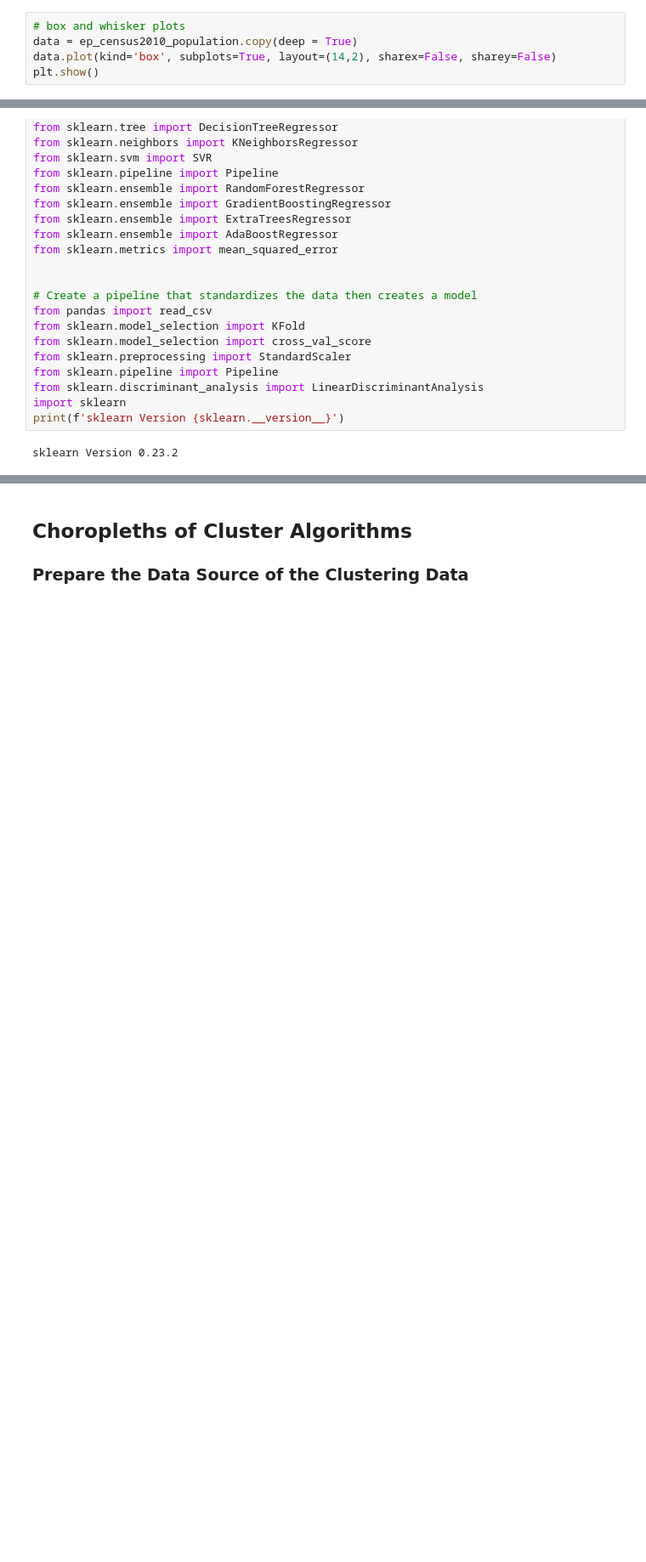
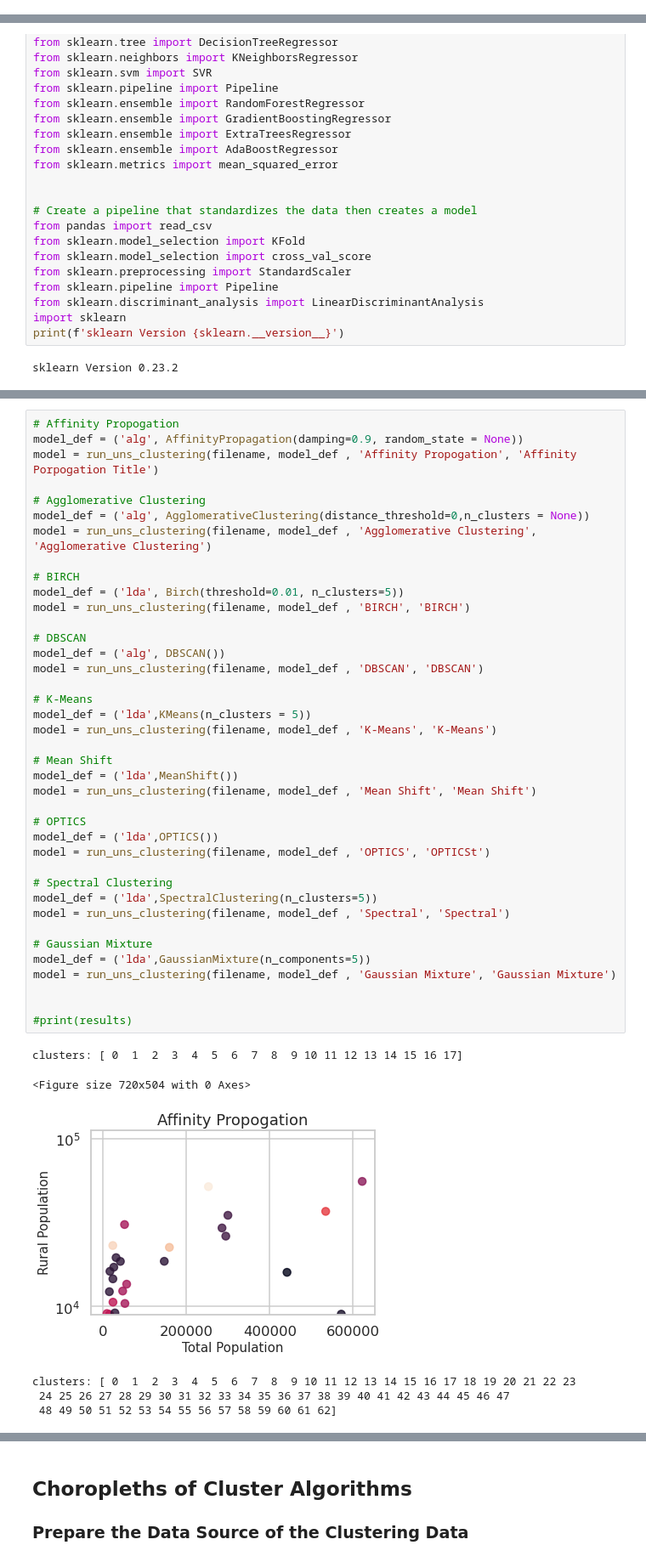
Before and after one commit to reed54/MSDS696, a Jupyter notebook: notebooks/4.0.0.Model_County_Votes_Behavior_and_Demographic.ipynb, the cells around one changed output, grey strips where cells are left out. Shown at 85% size. Drawn from its saved outputs; the diff is of its cells as text; blank space fills up the shorter version.

Commit message:
Added model 4.0.0

```diff
--- a/notebooks/4.0.0.Model_County_Votes_Behavior_and_Demographic.ipynb
+++ b/notebooks/4.0.0.Model_County_Votes_Behavior_and_Demographic.ipynb
@@ -253,5 +356,0 @@ ep_census2010_population
-# %%
-# box and whisker plots
-data = ep_census2010_population.copy(deep = True)
-data.plot(kind='box', subplots=True, layout=(14,2), sharex=False, sharey=False)
-plt.show()
@@ -968,0 +675,46 @@ plot_clusters_test(data, yhat, clusters, 14, "Rural Population", 9, "Total Popul
+# %%
+# Affinity Propogation
+model_def = ('alg', AffinityPropagation(damping=0.9, random_state = None))
+model = run_uns_clustering(filename, model_def , 'Affinity Propogation', 'Affinity Porpogation Title')
+
+# Agglomerative Clustering
+model_def = ('alg', AgglomerativeClustering(distance_threshold=0,n_clusters = None))
+model = run_uns_clustering(filename, model_def , 'Agglomerative Clustering', 'Agglomerative Clustering')
+
+# BIRCH
+model_def = ('lda', Birch(threshold=0.01, n_clusters=5))
+model = run_uns_clustering(filename, model_def , 'BIRCH', 'BIRCH')
+
+# DBSCAN
+model_def = ('alg', DBSCAN())
+model = run_uns_clustering(filename, model_def , 'DBSCAN', 'DBSCAN')
+
+# K-Means
+model_def = ('lda',KMeans(n_clusters = 5))
+model = run_uns_clustering(filename, model_def , 'K-Means', 'K-Means')
+
+# Mean Shift
+model_def = ('lda',MeanShift())
+model = run_uns_clustering(filename, model_def , 'Mean Shift', 'Mean Shift')
+
+# OPTICS
+model_def = ('lda',OPTICS())
+model = run_uns_clustering(filename, model_def , 'OPTICS', 'OPTICSt')
+
+# Spectral Clustering
+model_def = ('lda',SpectralClustering(n_clusters=5))
+model = run_uns_clustering(filename, model_def , 'Spectral', 'Spectral')
+
+# Gaussian Mixture
+model_def = ('lda',GaussianMixture(n_components=5))
+model = run_uns_clustering(filename, model_def , 'Gaussian Mixture', 'Gaussian Mixture')
+
+
+#print(results)
+# %% [output]
+clusters: [ 0  1  2  3  4  5  6  7  8  9 10 11 12 13 14 15 16 17]
+<Figure size 720x504 with 0 Axes>
+[figure, added]
+clusters: [ 0  1  2  3  4  5  6  7  8  9 10 11 12 13 14 15 16 17 18 19 20 21 22 23
+ 24 25 26 27 28 29 30 31 32 33 34 35 36 37 38 39 40 41 42 43 44 45 46 47
+ 48 49 50 51 52 53 54 55 56 57 58 59 60 61 62]
```
Also changed, not shown: parts of 45 cells of this notebook.
